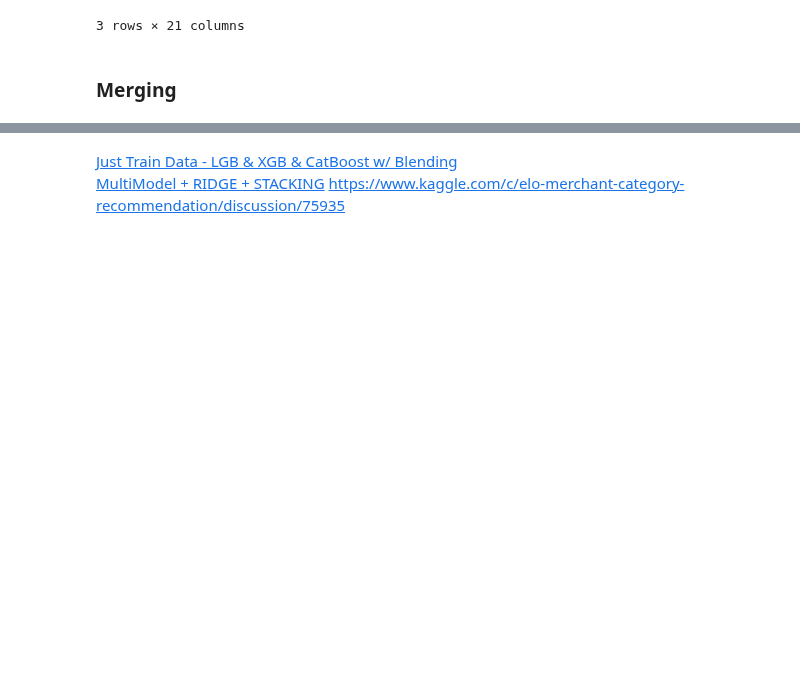
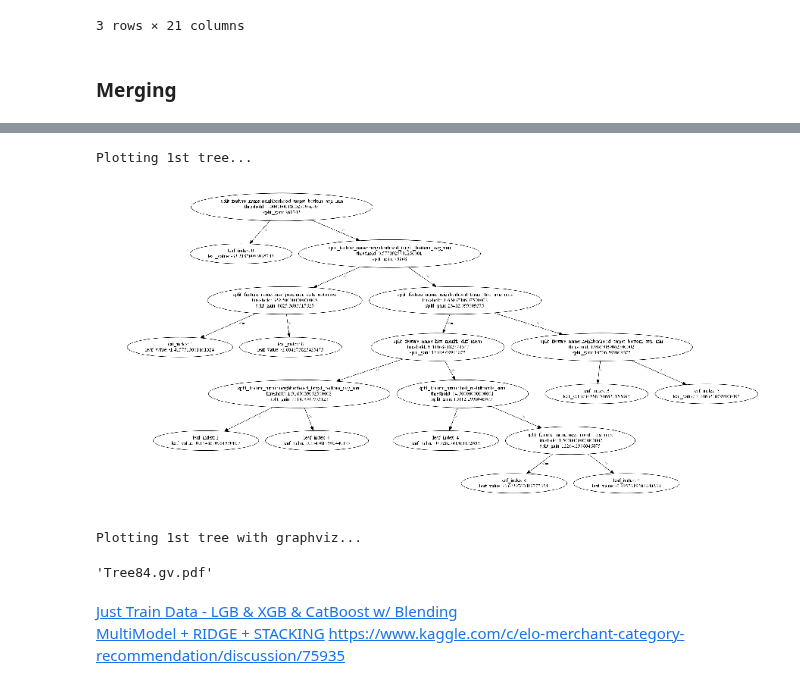
Before and after one commit to Zol-S/kaggle, a Jupyter notebook: Elo Merchant Category Recommendation/3.12_LynxKite_feature_boosting_and_LightGBM_with_StratifiedKFold.ipynb, the cells around one changed output, grey strips where cells are left out. Saved outputs shown, nothing was run; the diff lists cells and outputs as text; code cells hidden in the pictures; blank space fills up the shorter version.

```diff
--- a/Elo Merchant Category Recommendation/3.12_LynxKite_feature_boosting_and_LightGBM_with_StratifiedKFold.ipynb
+++ b/Elo Merchant Category Recommendation/3.12_LynxKite_feature_boosting_and_LightGBM_with_StratifiedKFold.ipynb
@@ -429,3 +458,15 @@ best_features[best_features['importance'] == 0]
+# %%
+ax = lgb.plot_tree(clf, tree_index=1, figsize=(15, 20), show_info=['split_gain'])
+plt.show()
+# %% [output]
+Plotting 1st tree...
+[figure, added]
+# %%
+graph = lgb.create_tree_digraph(clf, tree_index=1, name='LightGBM_boosted_with_LynxKite_features')
+graph.render(view=True)
+# %% [output]
+Plotting 1st tree with graphviz...
+'Tree84.gv.pdf'
 # %%
 sub_df = pd.DataFrame({
     "card_id": df_test["card_id"].values
```
Also changed, not shown: parts of 21 cells of this notebook, 1 other file.
